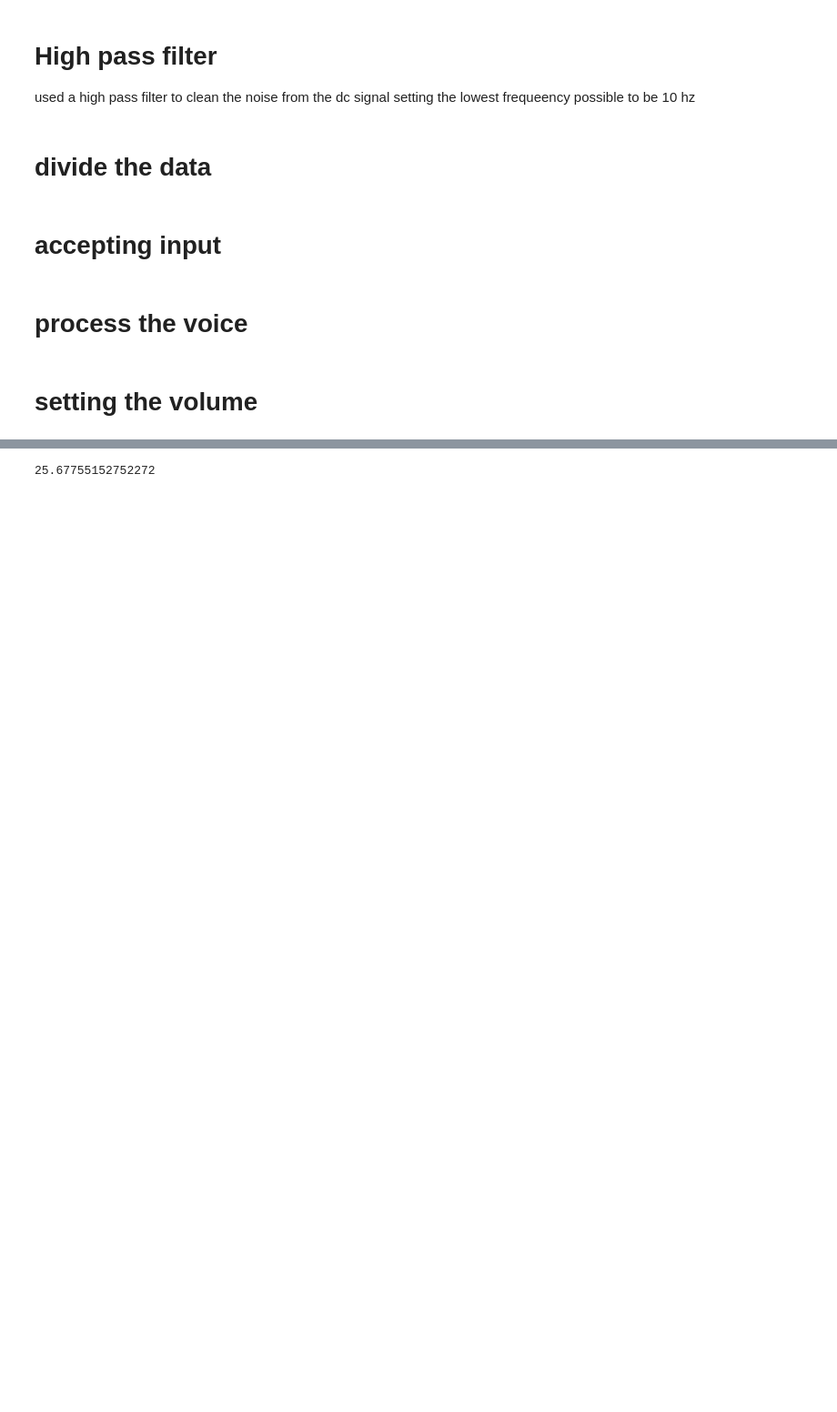
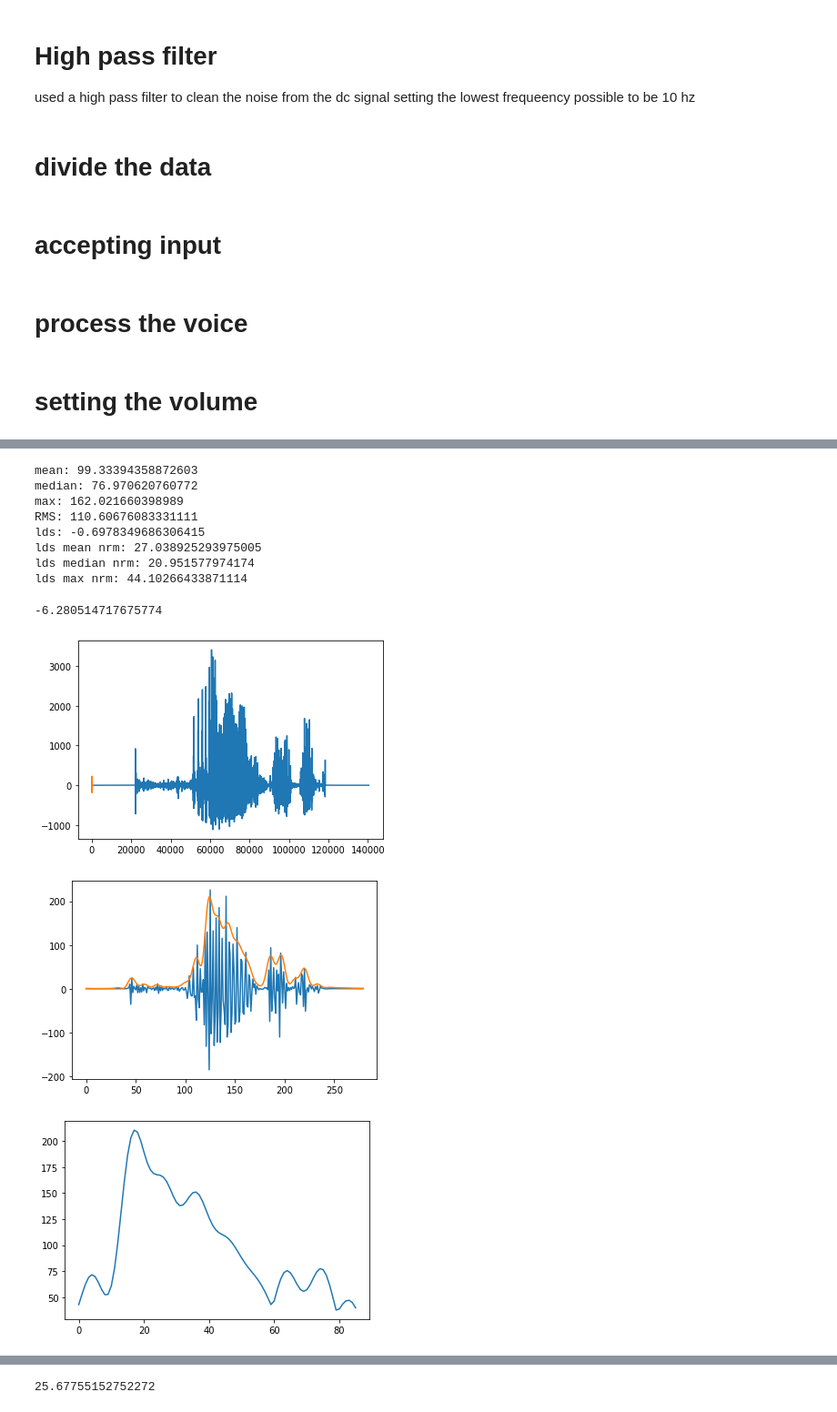
Before and after one commit to QuantumArjun/Emote-X, a Jupyter notebook: Loudness.ipynb, the cells around one changed output, grey strips where cells are left out. Shown: that part at 91% size. Saved outputs shown, nothing was run; the diff lists cells and outputs as text; code cells hidden in the pictures; blank space fills up the shorter version.

```diff
--- a/Loudness.ipynb
+++ b/Loudness.ipynb
@@ -383,0 +468,15 @@ speaker new volume is 50.80099773864876
+# %%
+getting_loudness3(data, rate)
+# %% [output]
+mean: 99.33394358872603
+median: 76.970620760772
+max: 162.021660398989
+RMS: 110.60676083331111
+lds: -0.6978349686306415
+lds mean nrm: 27.038925293975005
+lds median nrm: 20.951577974174
+lds max nrm: 44.10266433871114
+-6.280514717675774
+[figure, added]
+[figure, added]
+[figure, added]
```
Also changed, not shown: parts of 10 cells of this notebook, 1 other file.
